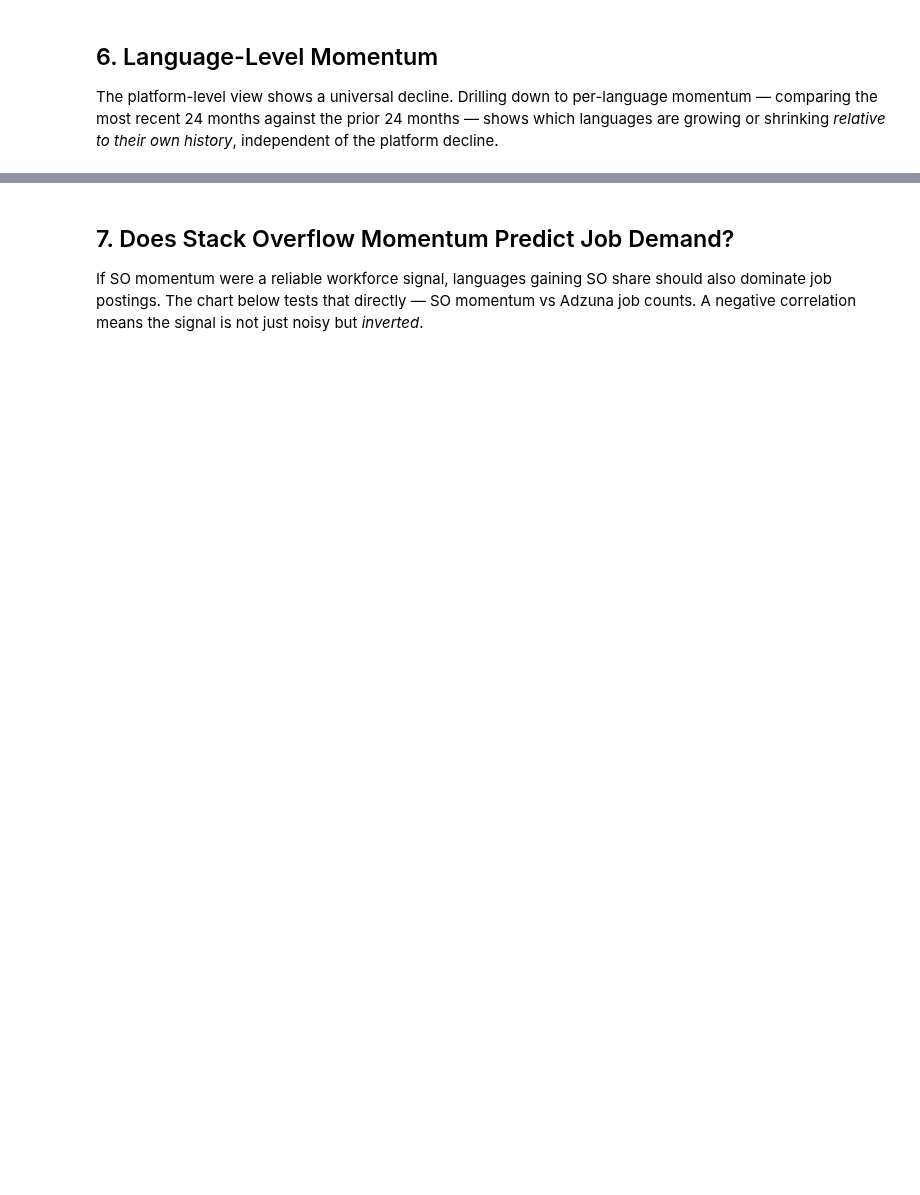
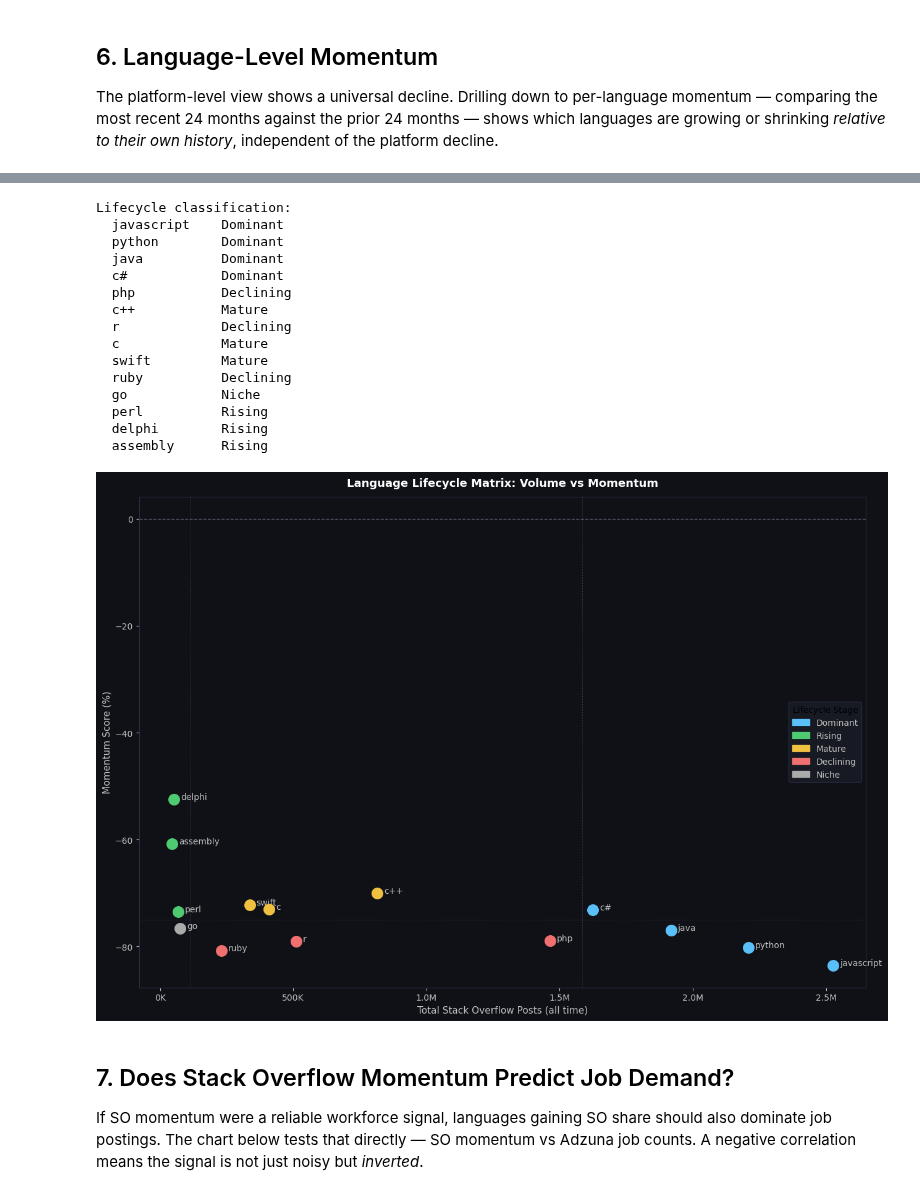
Before and after one commit to xavier-oc-programming/programming-language-trends-analysis, a Jupyter notebook: notebooks/01_so_decline_analysis.ipynb, the cells around one changed output, grey strips where cells are left out. Drawn from its saved outputs; the diff is of its cells as text; code cells hidden in the pictures; blank space fills up the shorter version.

```diff
--- a/notebooks/01_so_decline_analysis.ipynb
+++ b/notebooks/01_so_decline_analysis.ipynb
@@ -313,50 +382,77 @@ LC_COLORS = {
     'Niche':     '#aaaaaa',
 }
 
+# Percentile-based classification: volume first, then relative momentum
+_vol_vals = list(total_posts.values)
+_vol_q3   = float(np.percentile(_vol_vals, 75))
+_vol_q1   = float(np.percentile(_vol_vals, 25))
+_mom_med  = float(np.percentile(list(momentum.values), 50))
+
 def classify_so(total, mom):
-    if total > 1_500_000 and mom >= 5:
+    if total >= _vol_q3:
         return 'Dominant'
-    if mom > 20:
+    if total >= _vol_q1 and mom >= _mom_med:
+        return 'Mature'
+    if mom >= _mom_med:
         return 'Rising'
-    if mom < -20:
+    if total >= _vol_q1:
         return 'Declining'
-    if total > 400_000:
-        return 'Mature'
     return 'Niche'
 
 lifecycle = {lang: classify_so(total_posts[lang], momentum[lang]) for lang in total_posts.index}
+print('Lifecycle classification:')
+for lang, stage in sorted(lifecycle.items(), key=lambda x: total_posts[x[0]], reverse=True):
+    print(f'  {lang:12s}  {stage}')
 
 fig, ax = plt.subplots(figsize=(13, 9))
 for lang in total_posts.index:
     stage = lifecycle[lang]
     ax.scatter(total_posts[lang], momentum[lang], color=LC_COLORS[stage], s=160, zorder=5)
     ax.annotate(lang, (total_posts[lang], momentum[lang]),
                 xytext=(8, 0), textcoords='offset points', fontsize=10, color='#c0c0c0')
 
 ax.axhline(0,  color='#8b90a8', linewidth=1,   linestyle='--', alpha=0.6)
-ax.axhline(20, color='#8b90a8', linewidth=0.7, linestyle=':',  alpha=0.4)
-ax.axvline(500_000, color='#8b90a8', linewidth=0.7, linestyle=':', alpha=0.4)
+ax.axhline(_mom_med, color='#8b90a8', linewidth=0.7, linestyle=':', alpha=0.4)
+ax.axvline(_vol_q1,  color='#8b90a8', linewidth=0.7, linestyle=':', alpha=0.4)
+ax.axvline(_vol_q3,  color='#8b90a8', linewidth=0.7, linestyle=':', alpha=0.4)
 
 patches = [mpatches.Patch(color=c, label=s) for s, c in LC_COLORS.items()]
 ax.legend(handles=patches, title='Lifecycle Stage', fontsize=10, title_fontsize=10,
           facecolor='#1a1d27', edgecolor='#2d3148', labelcolor='#c0c0c0')
 ax.set_title('Language Lifecycle Matrix: Volume vs Momentum',
              fontsize=13, fontweight='bold', pad=12)
 ax.set_xlabel('Total Stack Overflow Posts (all time)', fontsize=11)
 ax.set_ylabel('Momentum Score (%)', fontsize=11)
 ax.xaxis.set_major_formatter(mticker.FuncFormatter(
     lambda x, _: f'{x/1_000_000:.1f}M' if x >= 1_000_000 else f'{int(x/1000)}K'))
 ax.set_facecolor('#0f1117')
 fig.patch.set_facecolor('#0f1117')
 ax.tick_params(colors='#c0c0c0', labelsize=10)
 ax.xaxis.label.set_color('#c0c0c0')
 ax.yaxis.label.set_color('#c0c0c0')
 ax.title.set_color('white')
 for spine in ax.spines.values():
     spine.set_edgecolor('#2d3148')
 plt.tight_layout()
 plt.savefig('../plots/so_decline_analysis/lifecycle_matrix_volume_vs_momentum.png', dpi=150, facecolor=fig.get_facecolor())
 plt.show()
+# %% [output]
+Lifecycle classification:
+  javascript    Dominant
+  python        Dominant
+  java          Dominant
+  c#            Dominant
+  php           Declining
+  c++           Mature
+  r             Declining
+  c             Mature
+  swift         Mature
+  ruby          Declining
+  go            Niche
+  perl          Rising
+  delphi        Rising
+  assembly      Rising
+[figure, added]
 # %% [markdown]
 ## 7. Does Stack Overflow Momentum Predict Job Demand?
 
```
Also changed, not shown: parts of 11 cells of this notebook, 18 other files.
